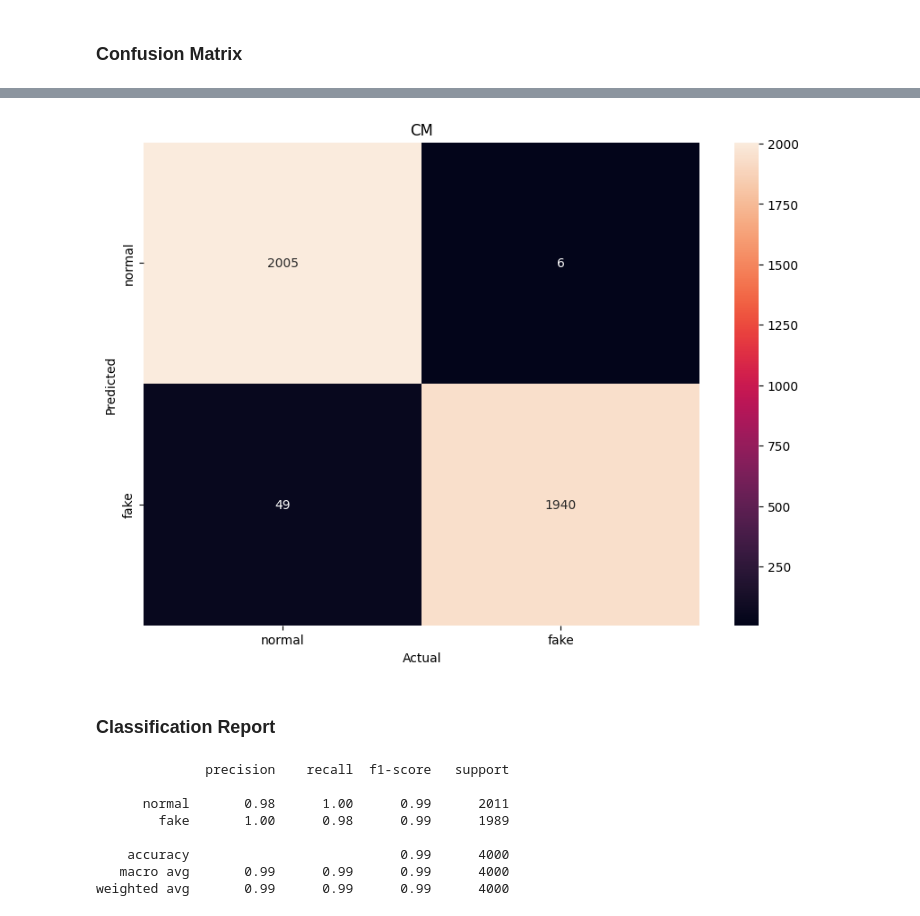
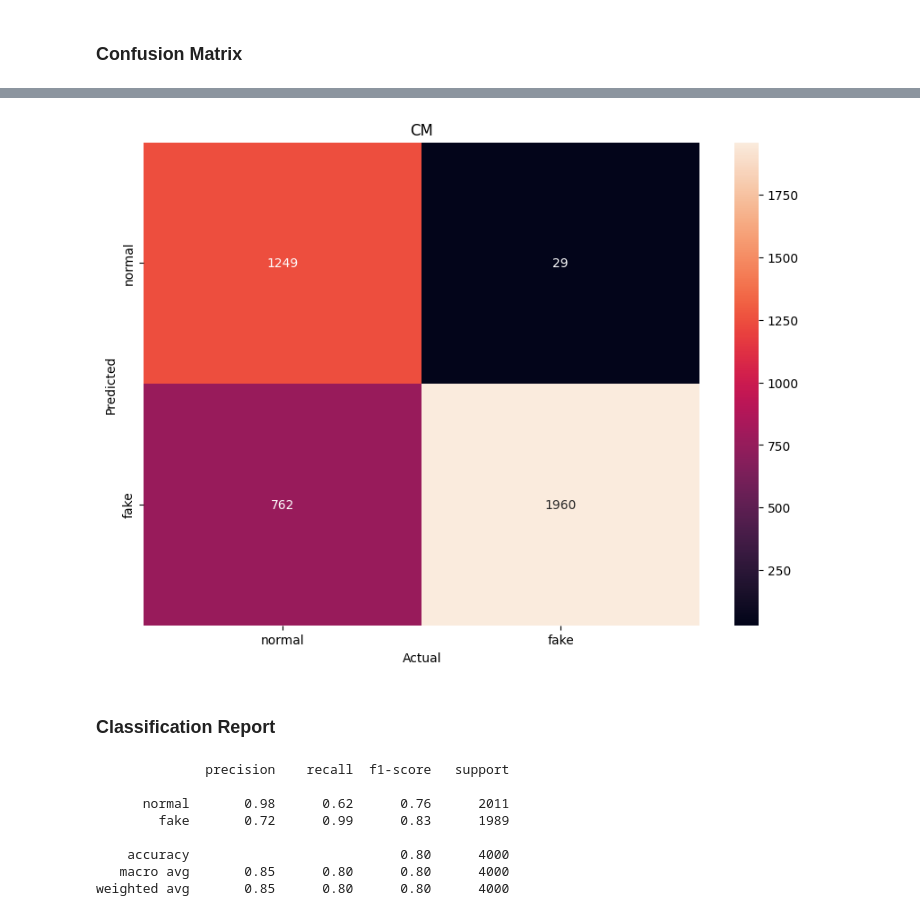
Before and after one commit to abadallah/Digified, a Jupyter notebook: modeling.ipynb, the cells around one changed output, grey strips where cells are left out. Cells and saved outputs as stored; diff of their text form; code cells hidden in the pictures.

```diff
--- a/modeling.ipynb
+++ b/modeling.ipynb
@@ -176,5 +179,7 @@ Epoch 14: early stopping
 # %%
 ClassificationModel.save('results/ClassificationModel.h5')
+# %%
+ClassificationModel = tf.keras.models.load_model("results/ClassificationModel.h5", custom_objects={'f1_metric': None})
 # %% [markdown]
 ## Select the threshould
 # %%
@@ -250,6 +244,6 @@ PLot_Model_Results(history , "CNN-BiLSTM training and val recall",True,"loss")
 # %% [markdown]
 ### Confusion Matrix
 # %%
-# X_test_pre = ClassificationModel.predict(tk_Xtest)
-X_test_pre[X_test_pre >= thresholds[ix]] = 1
-X_test_pre[X_test_pre < thresholds[ix]] = 0
+X_test_pre = ClassificationModel.predict(tk_Xtest)
+X_test_pre[X_test_pre >= 0.8] = 1
+X_test_pre[X_test_pre < 0.8] = 0
@@ -256,7 +252,7 @@ X_test_pre[X_test_pre < thresholds[ix]] = 0
 # %%
-plot_confusion_Matrix(y_test, X_test_pre, "CM", labels)
+plot_confusion_Matrix(X_test_pre,y_test, "CM", labels)
 # %% [output]
-[figure, old version]
+[figure, new version]
 # %% [markdown]
 ### Classification Report
 # %%
@@ -266,9 +262,9 @@ print(classification_report(y_test, X_test_pre, target_names= labels_names))
 # %% [output]
               precision    recall  f1-score   support
 
-      normal       0.98      1.00      0.99      2011
-        fake       1.00      0.98      0.99      1989
+      normal       0.98      0.62      0.76      2011
+        fake       0.72      0.99      0.83      1989
 
-    accuracy                           0.99      4000
-   macro avg       0.99      0.99      0.99      4000
-weighted avg       0.99      0.99      0.99      4000
+    accuracy                           0.80      4000
+   macro avg       0.85      0.80      0.80      4000
+weighted avg       0.85      0.80      0.80      4000
```
Also changed, not shown: parts of 11 cells of this notebook, 2 other files.
